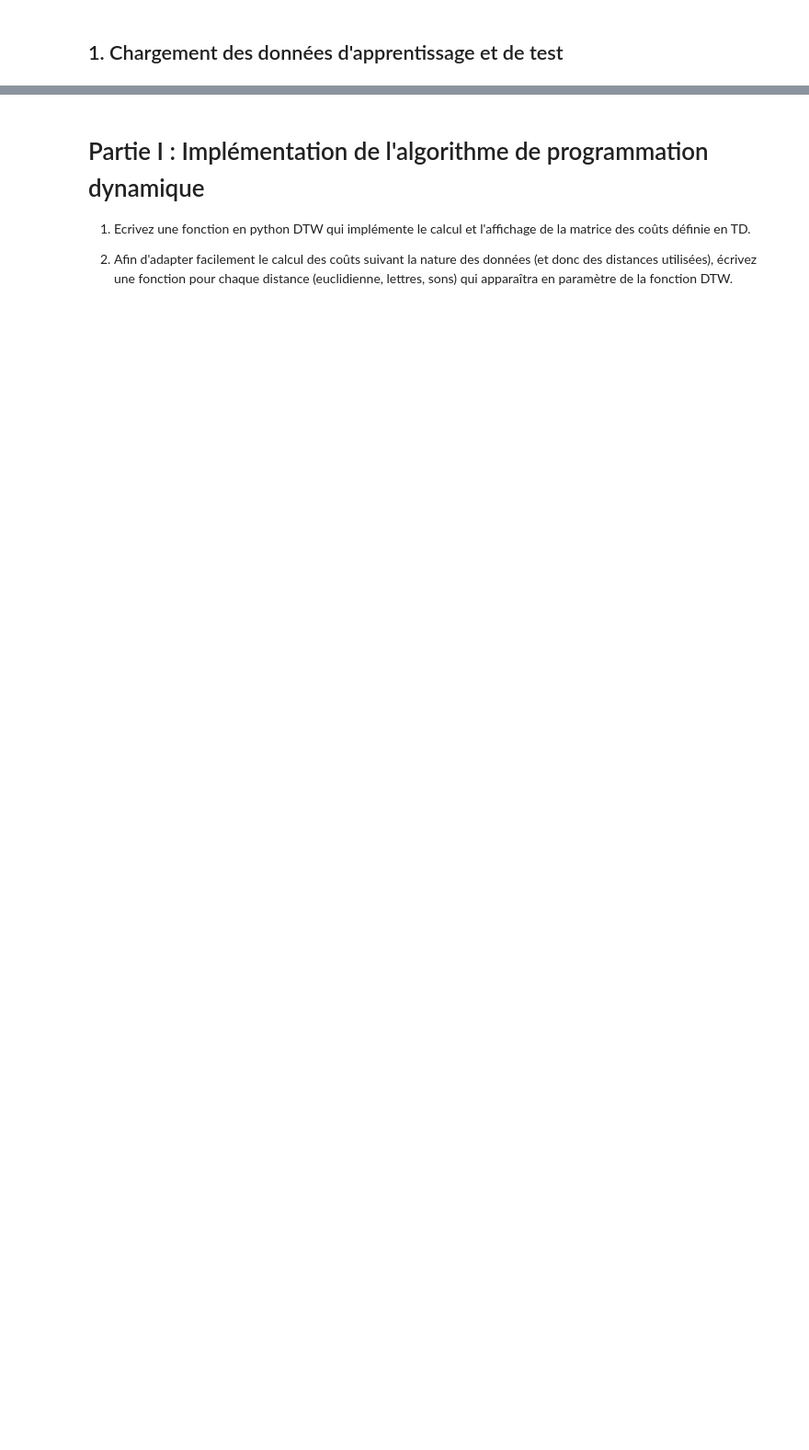
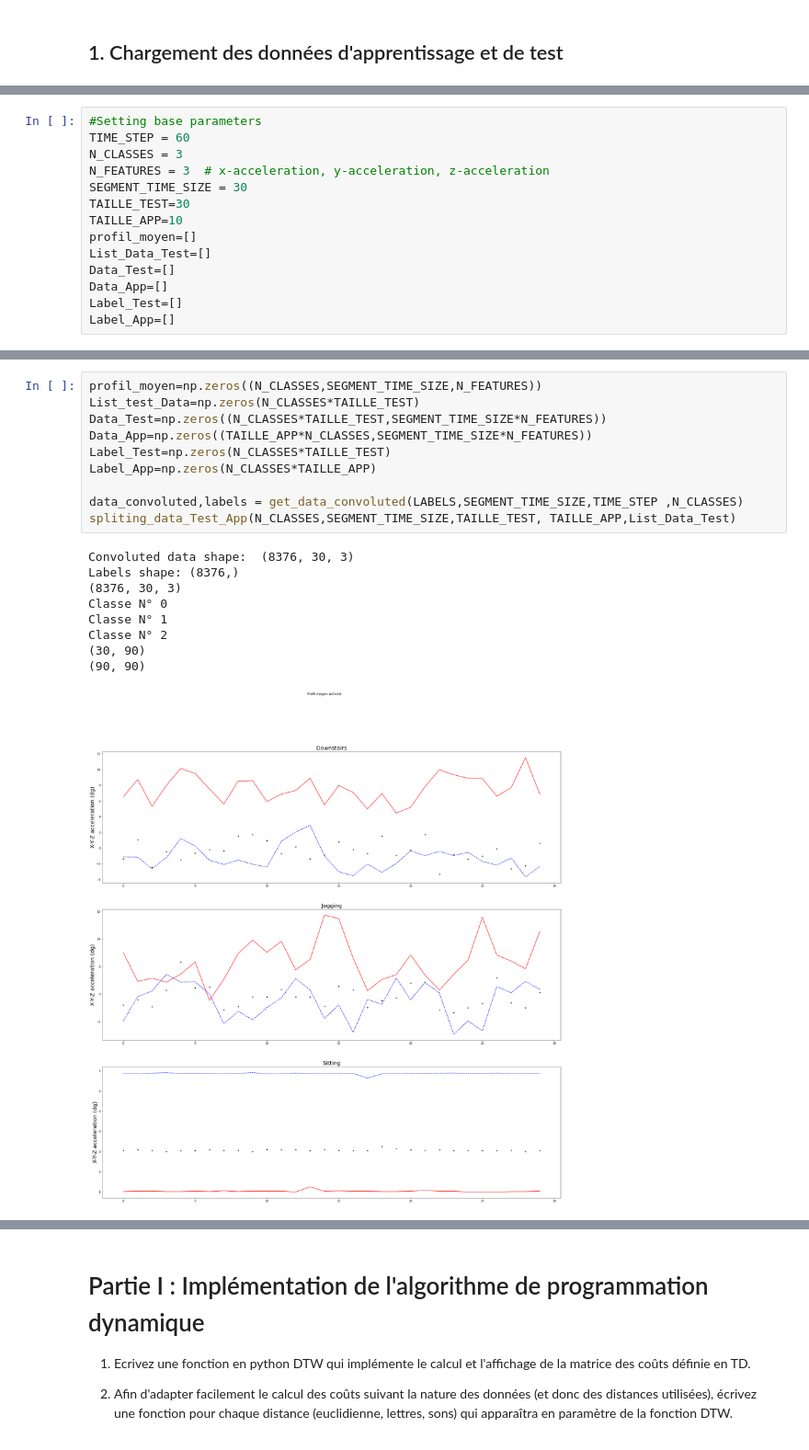
Before and after one commit to ysfgouicem/human-activity-detection, a Jupyter notebook: Projet_MCS_Etudiant.ipynb, the cells around one changed output, grey strips where cells are left out. Shown at 92% size. Saved outputs shown, nothing was run; the diff lists cells and outputs as text; blank space fills up the shorter version.

```diff
--- a/Projet_MCS_Etudiant.ipynb
+++ b/Projet_MCS_Etudiant.ipynb
@@ -87 +98,15 @@ TAILLE_APP=10
+# %%
+#Setting base parameters
+TIME_STEP = 60
+N_CLASSES = 3
+N_FEATURES = 3  # x-acceleration, y-acceleration, z-acceleration
+SEGMENT_TIME_SIZE = 30
+TAILLE_TEST=30
+TAILLE_APP=10
+profil_moyen=[]
+List_Data_Test=[]
+Data_Test=[]
+Data_App=[]
+Label_Test=[]
+Label_App=[]
 # %%
@@ -169,0 +183,20 @@ Classe N° 2
+# %%
+profil_moyen=np.zeros((N_CLASSES,SEGMENT_TIME_SIZE,N_FEATURES))
+List_test_Data=np.zeros(N_CLASSES*TAILLE_TEST)
+Data_Test=np.zeros((N_CLASSES*TAILLE_TEST,SEGMENT_TIME_SIZE*N_FEATURES))
+Data_App=np.zeros((TAILLE_APP*N_CLASSES,SEGMENT_TIME_SIZE*N_FEATURES))
+Label_Test=np.zeros(N_CLASSES*TAILLE_TEST)
+Label_App=np.zeros(N_CLASSES*TAILLE_APP)
+
+data_convoluted,labels = get_data_convoluted(LABELS,SEGMENT_TIME_SIZE,TIME_STEP ,N_CLASSES)
+spliting_data_Test_App(N_CLASSES,SEGMENT_TIME_SIZE,TAILLE_TEST, TAILLE_APP,List_Data_Test)
+# %% [output]
+Convoluted data shape:  (8376, 30, 3)
+Labels shape: (8376,)
+(8376, 30, 3)
+Classe N° 0
+Classe N° 1
+Classe N° 2
+(30, 90)
+(90, 90)
+[figure, added]
```
Also changed, not shown: parts of 85 cells of this notebook, 1 other file.
